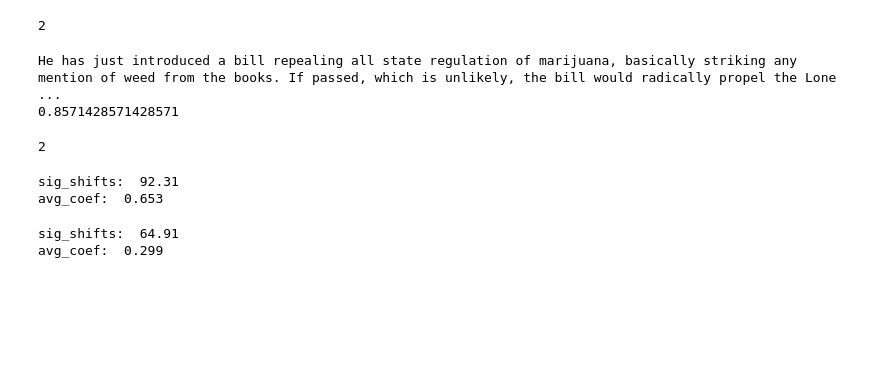
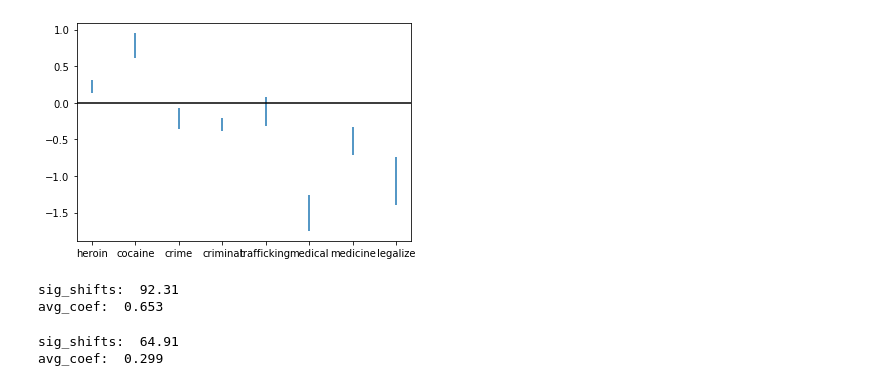
Before and after one commit to rbkahn/cannabis, a Jupyter notebook: newsbank_analysis.ipynb, the cells around one changed output. Drawn from its saved outputs; the diff is of its cells as text; code cells hidden in the pictures; blank space fills up the shorter version.

```diff
--- a/newsbank_analysis.ipynb
+++ b/newsbank_analysis.ipynb
@@ -11,6 +11,12 @@ from collections import Counter
 import random
 from statistics import mean, stdev
 # %%
+def get_csv_name(year):
+    return 'articles/newsbank/articles-' + str(year) + '.csv'
+
+def get_df(years):
+    return pd.concat([pd.read_csv(get_csv_name(year)) for year in years], ignore_index=True, sort=False)
+
 def plot_association(word, weed_word1="marijuana", weed_word2="cannabis"):
     d = get_association(word, weed_word1)
     lists = sorted(d.items()) # sorted by key, return a list of tuples
@@ -24,7 +30,7 @@ def plot_association(word, weed_word1="marijuana", weed_word2="cannabis"):
     plt.ylim(ymin=0, ymax=1)
     plt.show()
 def get_association(word1, word2="marijuana"):
-    aligned = {year : align(get_model(range(1980, 1985)), get_model(range(year, year+5))) for year in range(1980, 2020, 5)}
+    aligned = {year : align(get_model(range(1980, 1985), algorithm="newsbank"), get_model(range(year, year+5), algorithm="newsbank")) for year in range(1980, 2020, 5)}
     return {year : aligned[year].distance(word2.lower(), word1.lower()) for year in range(1980, 2020, 5)}
 def lin_reg(word, word2="marijuana"):
     d = get_association(word, word2)
@@ -36,13 +42,14 @@ def lin_reg(word, word2="marijuana"):
     return model.params[1], model.bse[1]
 def get_intersect_vocab():
     n = 1980
-    x = set(get_model(range(1980, 1985)).vocab)
+    x = set(get_model(range(1980, 1985), algorithm="newsbank").vocab)
     for n in range(1985, 2020, 5):
-        x = x.intersection(set(get_model(range(n, n+5)).vocab))
+        x = x.intersection(set(get_model(range(n, n+5), algorithm="newsbank").vocab))
     return x
 
 def get_lr_df(intersect_vocab):
-    aligned = {year : align(get_model(range(1980, 1985)), get_model(range(year, year+5))) for year in range(1980, 2020, 5)}
+    aligned = {year : align(get_model(range(1980, 1985), algorithm="newsbank"), get_model(range(year, year+5), algorithm="newsbank")) \
+                    for year in range(1980, 2020, 5)}
     def get_association(word1, word2="marijuana"):
         return {year : aligned[year].distance(word2.lower(), word1.lower()) for year in range(1980, 2020, 5)}
     lr_dict = dict()
@@ -54,17 +61,20 @@ def get_lr_df(intersect_vocab):
     df = pd.DataFrame.from_dict(lr_dict).transpose()
     df['lower'] = df['coef'] - df['stder']
     df['upper'] = df['coef'] + df['stder']
-    counter = Counter()
-    for paragraph in process_paragraphs(get_df(range(1980, 2020))):
-        for word in paragraph:
-            counter[word] += 1
-    from random import random
-    counts = []
-    for word in df.index:
-        counts.append(counter[word])
-    df['count'] = counts
+    #counter = Counter()
+    #for paragraph in process_paragraphs(get_df(range(1980, 2020))):
+    #    for word in paragraph:
+    #        counter[word] += 1
+    #from random import random
+    #counts = []
+    #for word in df.index:
+    #    counts.append(counter[word])
+    #df['count'] = counts
     return df
-words = ["heroin", "opium", "lsd", "cocaine", "crime", "criminal", "smuggling", "trafficking", "medical", "medicine", "recreational", "politics", "legalize"]
+
+words = ["heroin", "opium", "lsd", "cocaine", "crime", "criminal", "smuggling", \
+         "trafficking", "medical", "medicine", "recreational", "politics",  "legalize"]
+
 def plot_trends(words, df):
     X = words
     Y = [df.loc[word, 'coef'] for word in words]
@@ -73,23 +83,12 @@ def plot_trends(words, df):
     ax.errorbar(X, Y, yerr=std, linestyle="")
     #ax.set_aspect('equal')
     ax.axhline(y=0, color='k')
-# %%
-get_sentence_list(years=range(1980, 1990), word_target="seniors", only_weed=True)
-# %% [output]
-2
-# %%
-hs = 0
-ls = get_sentence_list(years=range(2010, 2020), word_target="dust", only_weed=True)
-for p in ls:
-    if "angel dust" in p:
-        hs += 1
-    else:
-        print(p)
-print(hs/len(ls))
-ls
-# %% [output]
-He has just introduced a bill repealing all state regulation of marijuana, basically striking any mention of weed from the books. If passed, which is unlikely, the bill would radically propel the Lone ...
-0.8571428571428571
-2
+# %%
+lr_df = get_lr_df(get_intersect_vocab())
+lr_df.to_csv('newsbank_lin_reg.csv')
+# %%
+plot_trends(words, lr_df)
+# %% [output]
+[figure, added]
 # %%
 # for my words, get the % of them that have significant meaning shifts, and get the absolute avg
```
Also changed, not shown: parts of 4 cells of this notebook, 2 other files.
